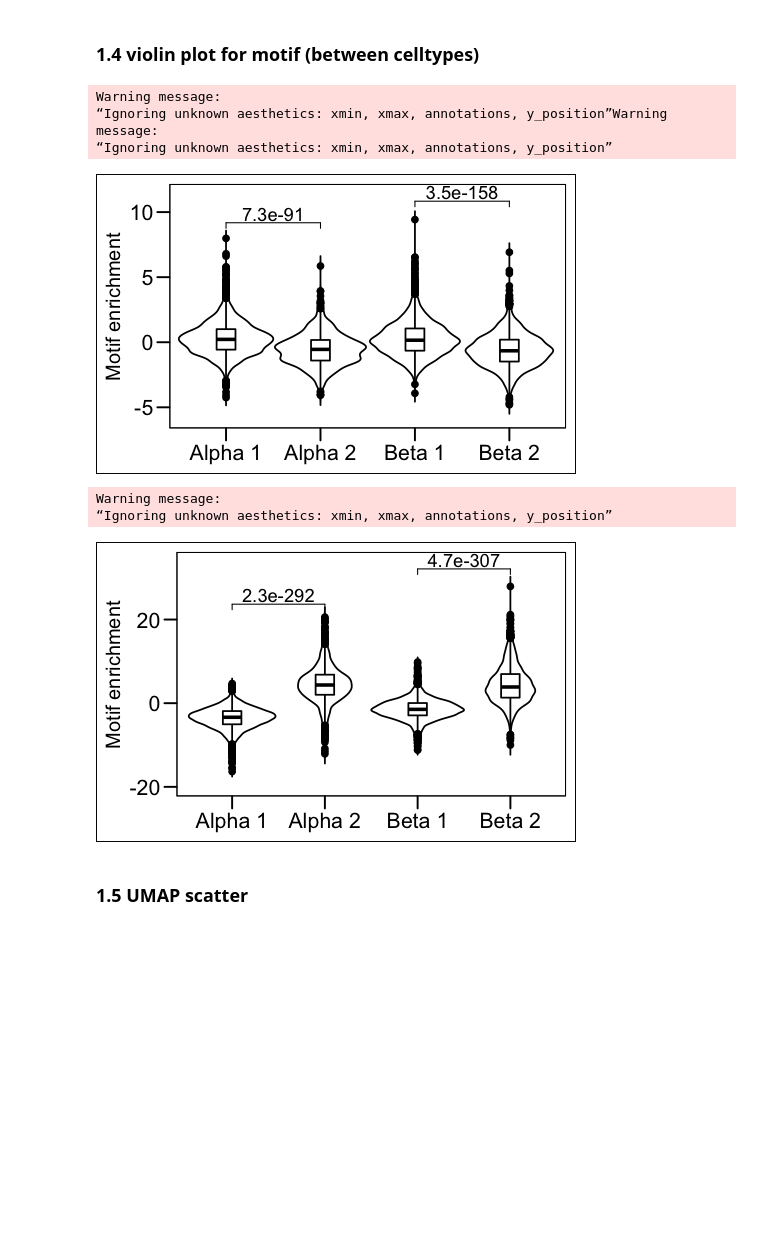
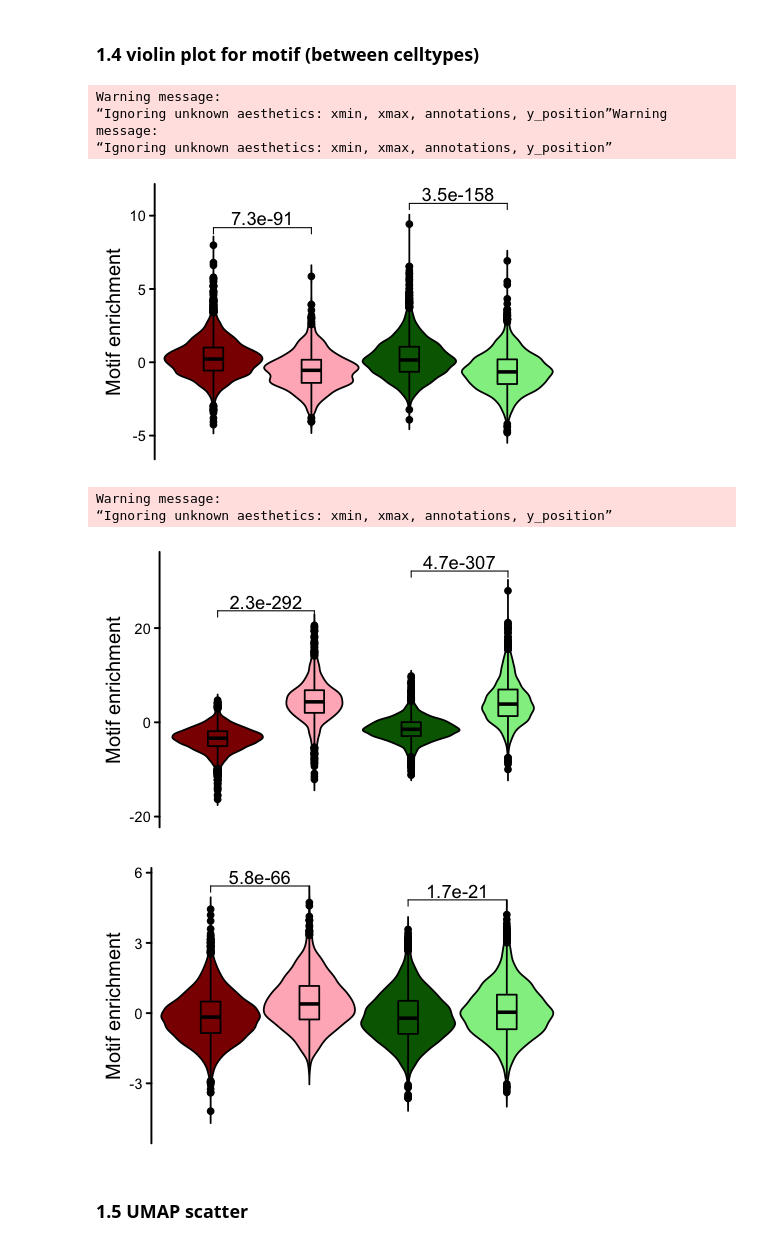
Before and after one commit to biomystery/islet_figs_motifs, a Jupyter notebook: figcode/plots.ipynb, the cells around one changed output. Cells and saved outputs as stored; diff of their text form; code cells hidden in the pictures; blank space fills up the shorter version.

```diff
--- a/figcode/plots.ipynb
+++ b/figcode/plots.ipynb
@@ -5,6 +5,8 @@ require(ggplot2)
 require(chromVAR)
 require(SummarizedExperiment)
 require(RColorBrewer)
+require(pheatmap)
+require(ggdendro)
 require(extrafont)  # fonts
 # https://blog.revolutionanalytics.com/2012/09/how-to-use-your-favorite-fonts-in-r-charts.html
 suppressMessages(loadfonts())
@@ -27,8 +29,8 @@ theme_pubr<- function (base_size = 11, base_family = "Arial")
             fill = NA), panel.grid = element_blank(), strip.background = element_rect(colour = NA),
         legend.key = element_rect(colour = NA), title = element_text(size = rel(1)),
         plot.title = element_text(size = rel(1.2), face = "bold"),
-        strip.text = element_text(), axis.ticks.length = unit(0.5,
-            "lines"))
+        strip.text = element_text(), axis.ticks.length = unit(1,
+    "mm"))
 }
 # %% [markdown]
 ## 1. chromVar
@@ -111,50 +145,48 @@ quartz_off_screen
 # %%
-pd.fig_2B.motif_violin_ab <- fread(file = '../figcode/fig_2B.motif_violin_ab.csv')%>%
-    mutate(cluster=factor(cluster,levels = c("Alpha 1","Alpha 2","Beta 1", "Beta 2")))
+pd.fig_2B.motif_violin_ab <- fread(file = "../dat/fig_2B.motif_violin_ab.csv") %>%
+    mutate(cluster = factor(cluster, levels = c("Alpha 1", "Alpha 2", "Beta 1", "Beta 2")))
 
-options(repr.plot.width=4, repr.plot.height=2.5)
-fun.plotMofifGG <- function(m){
-        pd <- pd.fig_2B.motif_violin_ab%>%
-                filter(Motif.name==m)
-    pd.m <- pd%>%ungroup()%>%
-    group_by(cluster)%>%
-    summarise(mmin=min(zval),mmax=max(zval))%>%
-    as.data.frame()%>%
-    column_to_rownames("cluster")
-    mmin<- min(pd$zval);mmax<- max(pd$zval)
-        ggviolin(pd,
-              x = "cluster",y = "zval",add = "boxplot",ylab="Motif enrichment") +
-    theme_base()+
-    stat_pvalue_manual(data = ttest.res.pd%>%filter(motif==m)%>%
-            ungroup()%>%
-        mutate(group1=c("Alpha 1","Beta 1"),
-          group2=c("Alpha 2","Beta 2"),
-        FDR=signif(FDR,2),
-        y.position=c(max(pd.m[c("Alpha 1","Alpha 2"),"mmax"])*1.15,
-                    max(pd.m[c("Beta 1","Beta 2"),"mmax"])*1.15)), label = "FDR",
-        xmin = "group1", xmax = "group2",
-        y.position = "y.position")+
-    coord_cartesian(expand = T,ylim = c(mmin*1.2,mmax*1.2))+
-    theme(legend.position = "none",axis.title.x = element_blank(),
-          title = element_text(size = 12,hjust = 0.5),
-          text = element_text(family = "Arial"))
+options(repr.plot.width = 4, repr.plot.height = 2.5)
+fun.plotMofifGG <- function(m) {
+    pd <- pd.fig_2B.motif_violin_ab %>% filter(Motif.name == m)
+    pd.m <- pd %>% ungroup() %>% group_by(cluster) %>% summarise(mmin = min(zval),
+        mmax = max(zval)) %>% as.data.frame() %>% column_to_rownames("cluster")
+    mmin <- min(pd$zval)
+    mmax <- max(pd$zval)
+    ggviolin(pd, x = "cluster", y = "zval", size = 0.5, shape = 16, add = "boxplot",
+        add.params = list(size = 0.5), fill = "cluster", ylab = "Motif enrichment") +
+        stat_pvalue_manual(data = ttest.res.pd %>% filter(motif == m) %>% ungroup() %>%
+            mutate(group1 = c("Alpha 1", "Beta 1"), font.label = list(size = 10),
+                group2 = c("Alpha 2", "Beta 2"), FDR = signif(FDR, 2), label.size = 10,
+                y.position = c(max(pd.m[c("Alpha 1", "Alpha 2"), "mmax"]) * 1.15,
+                  max(pd.m[c("Beta 1", "Beta 2"), "mmax"]) * 1.15)), label = "FDR",
+            xmin = "group1", xmax = "group2", y.position = "y.position") + coord_cartesian(expand = T,
+        ylim = c(mmin * 1.2, mmax * 1.2)) + theme_pubr() + theme(legend.position = "none",
+        axis.text.x = element_blank(), axis.title.x = element_blank(), title = element_text(size = 12,
+            hjust = 0.5), text = element_text(family = "Arial"), panel.border = element_rect(colour = NA),
+        axis.ticks.x = element_blank(), axis.line.x = element_blank(), axis.line = element_line(colour = "black")) +
+        scale_fill_manual(values = c("darkred", "lightpink", "darkgreen", "lightgreen"))
 }
 
 fun.plotMofifGG("RFX3")
-ggsave(filename ="fig_2B.motif_violin_ab_RFX3.pdf",width = 4,height = 2.5,,useDingbats=F)
+ggsave(filename = "/Users/frank/Dropbox (UCSD_Epigenomics)/Islet_snATAC/panel_pdfs/fig2/fig_2B.motif_violin_ab_RFX3.pdf",
+    width = 2.8319, height = 1.5, useDingbats = F)
 fun.plotMofifGG("FOS::JUN")
-ggsave(filename ="fig_2B.motif_violin_ab_FOS_JUN.pdf",width = 4,height = 2.5,,useDingbats=F)
+ggsave(filename = "/Users/frank/Dropbox (UCSD_Epigenomics)/Islet_snATAC/panel_pdfs/fig2/fig_2B.motif_violin_ab_FOS_JUN.pdf",
+    width = 2.8319, height = 1.5, useDingbats = F)
 
 fun.plotMofifGG("XBP1")
-ggsave(filename ="fig_2B.motif_violin_ab_XBP1.pdf",width = 4,height = 2.5,,useDingbats=F)
+ggsave(filename = "/Users/frank/Dropbox (UCSD_Epigenomics)/Islet_snATAC/panel_pdfs/fig2/fig_2B.motif_violin_ab_XBP1.pdf",
+    width = 2.8319, height = 1.5, useDingbats = F)
 # %% [output]
 Warning message:
 “Ignoring unknown aesthetics: xmin, xmax, annotations, y_position”Warning message:
 “Ignoring unknown aesthetics: xmin, xmax, annotations, y_position”
-[figure, old version]
+[figure, new version]
 Warning message:
 “Ignoring unknown aesthetics: xmin, xmax, annotations, y_position”
-[figure, old version]
+[figure, new version]
+[figure, added]
 # %% [markdown]
 ### 1.5 UMAP scatter
 # %%
```
Also changed, not shown: parts of 10 cells of this notebook, 9 other files.
